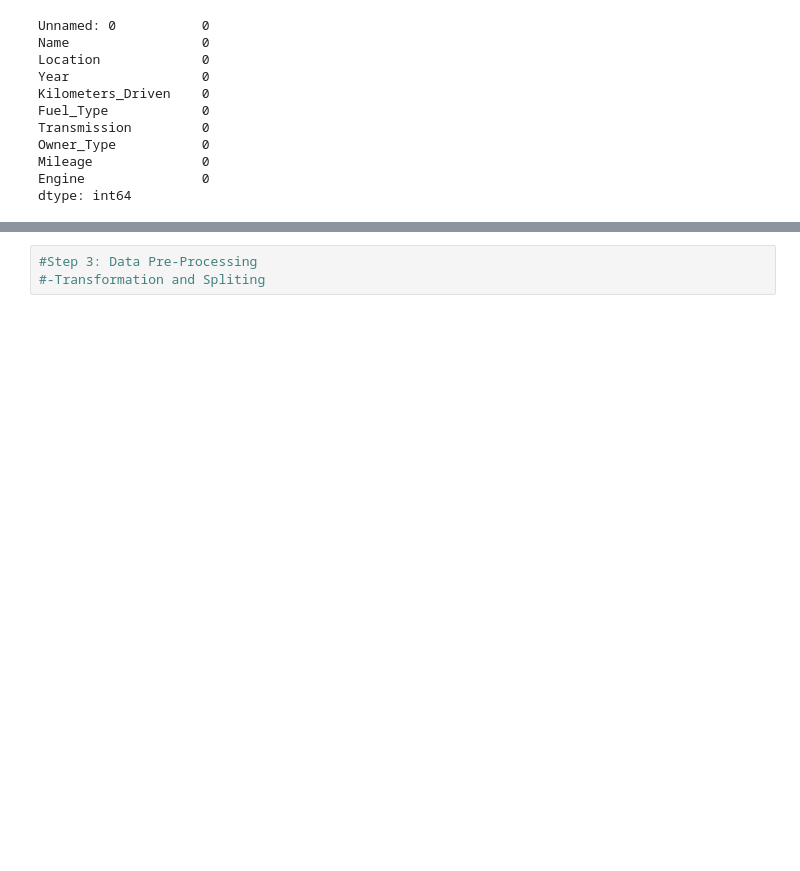
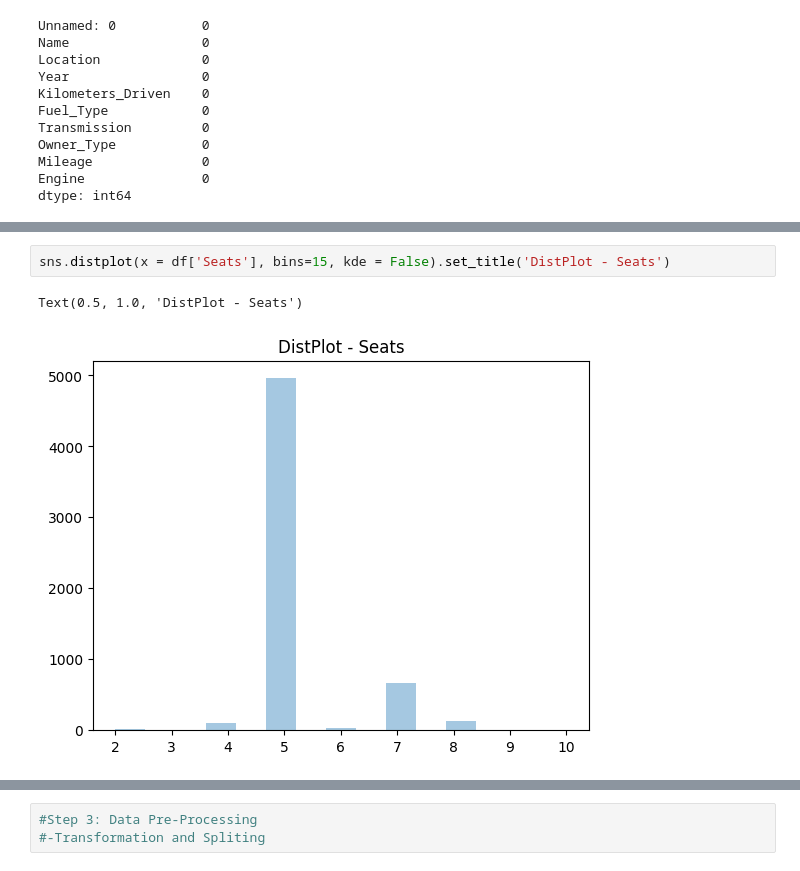
Before and after one commit to GiovaneBarnes/DataScienceRepo, a Jupyter notebook: CarPredictionProject.ipynb, the cells around one changed output, grey strips where cells are left out. Saved outputs shown, nothing was run; the diff lists cells and outputs as text; blank space fills up the shorter version.

```diff
--- a/CarPredictionProject.ipynb
+++ b/CarPredictionProject.ipynb
@@ -89,0 +107,5 @@ dtype: int64
+# %%
+sns.distplot(x = df['Seats'], bins=15, kde = False).set_title('DistPlot - Seats')
+# %% [output]
+Text(0.5, 1.0, 'DistPlot - Seats')
+[figure, added]
```
Also changed, not shown: parts of 17 cells of this notebook.
